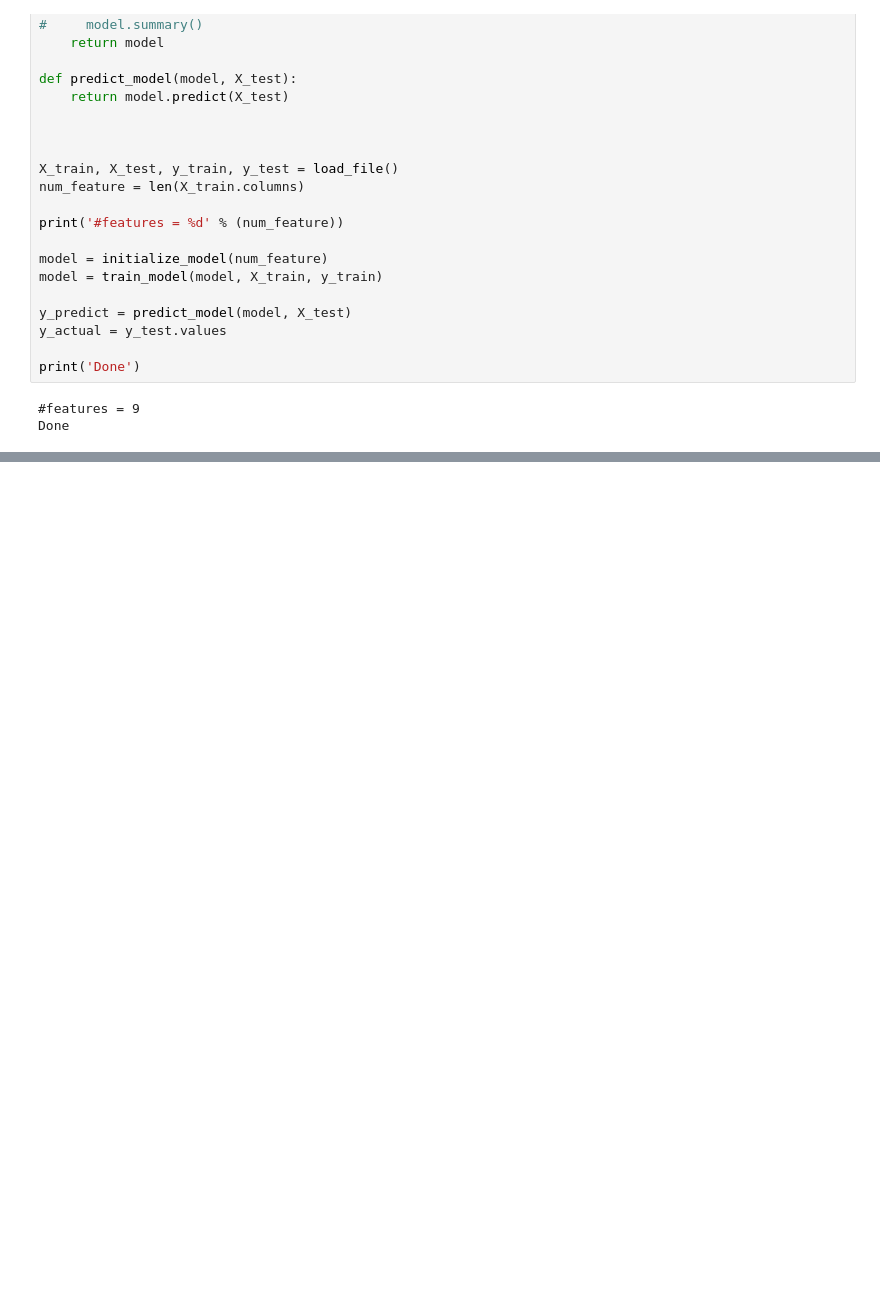
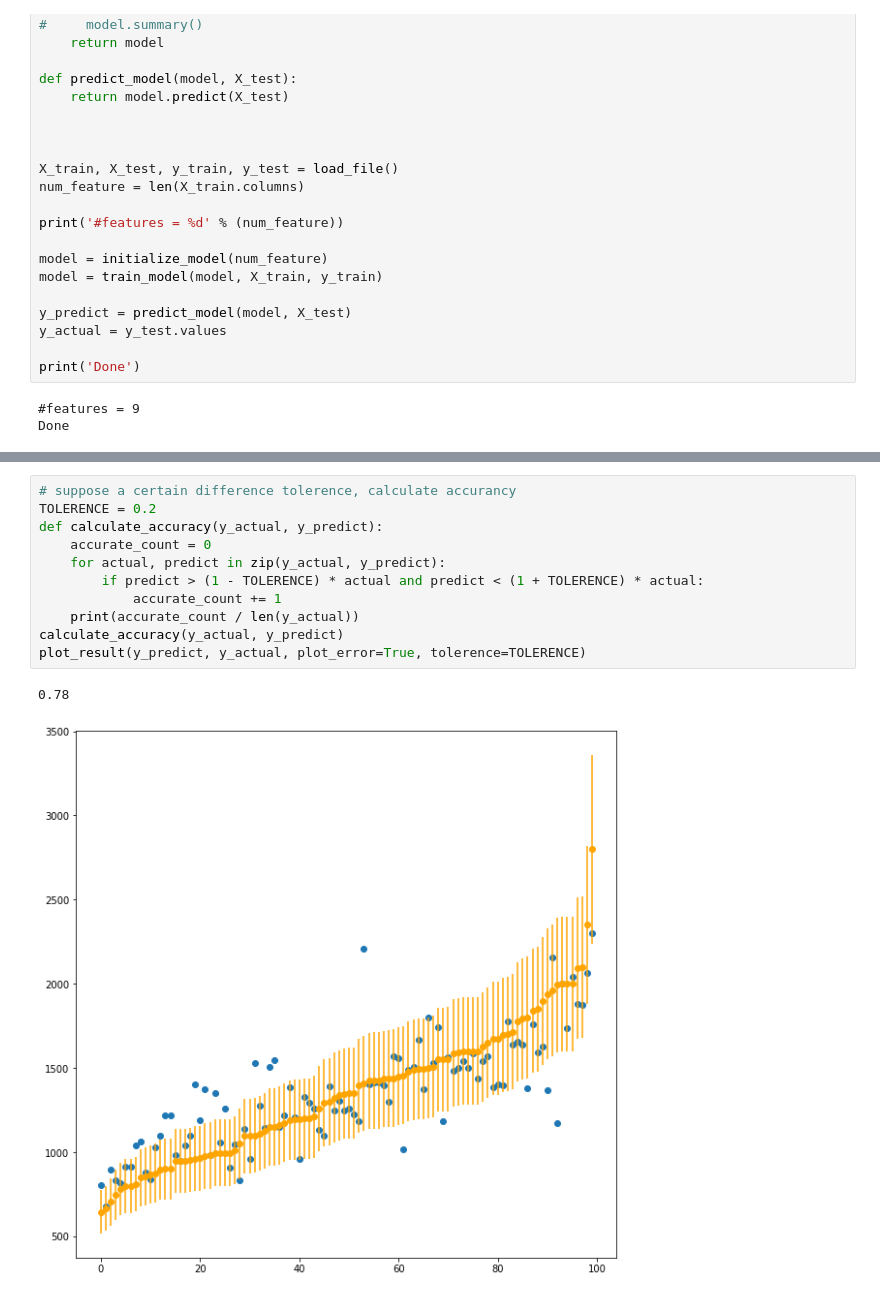
Before and after one commit to yingxueh/15388-project, a Jupyter notebook: NN.ipynb, the cells around one changed output, grey strips where cells are left out. Drawn from its saved outputs; the diff is of its cells as text; blank space fills up the shorter version.

```diff
--- a/NN.ipynb
+++ b/NN.ipynb
@@ -96,0 +103,14 @@ print(r2_score(y_true=y_actual, y_pred=y_predict))
+# %%
+# suppose a certain difference tolerence, calculate accurancy
+TOLERENCE = 0.2
+def calculate_accuracy(y_actual, y_predict):
+    accurate_count = 0
+    for actual, predict in zip(y_actual, y_predict):
+        if predict > (1 - TOLERENCE) * actual and predict < (1 + TOLERENCE) * actual:
+            accurate_count += 1
+    print(accurate_count / len(y_actual))
+calculate_accuracy(y_actual, y_predict)
+plot_result(y_predict, y_actual, plot_error=True, tolerence=TOLERENCE)
+# %% [output]
+0.78
+[figure, added]
```
Also changed, not shown: parts of 1 cell of this notebook.
